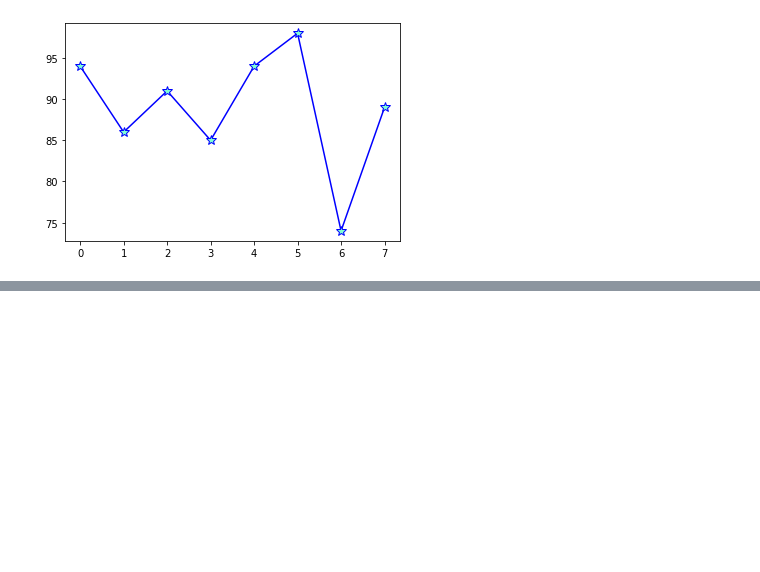
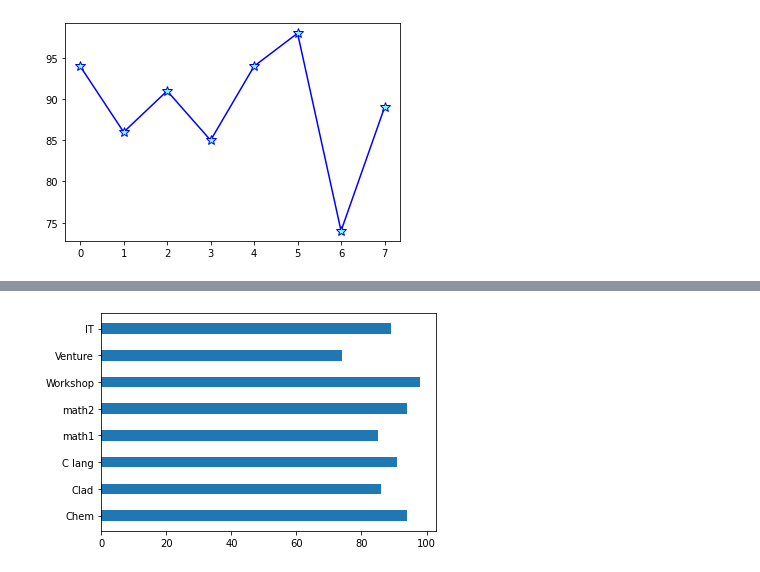
Before and after one commit to vasavi2015/PHYTON, a Jupyter notebook: Matplotlib_.ipynb, the cells around one changed output, grey strips where cells are left out. Saved outputs shown, nothing was run; the diff lists cells and outputs as text; code cells hidden in the pictures; blank space fills up the shorter version.

```diff
--- a/Matplotlib_.ipynb
+++ b/Matplotlib_.ipynb
@@ -137,0 +171,11 @@ plt.show()
+# %%
+import matplotlib.pyplot as plt
+import numpy as np
+
+x = np.array(['Chem','Clad','C lang','math1','math2','Workshop','Venture','IT'])
+y = np.array([94,86,91,85,94,98,74,89])
+
+plt.barh(x,y,height = 0.4)
+plt.show()
+# %% [output]
+[figure, added]
```
Also changed, not shown: parts of 9 cells of this notebook.
